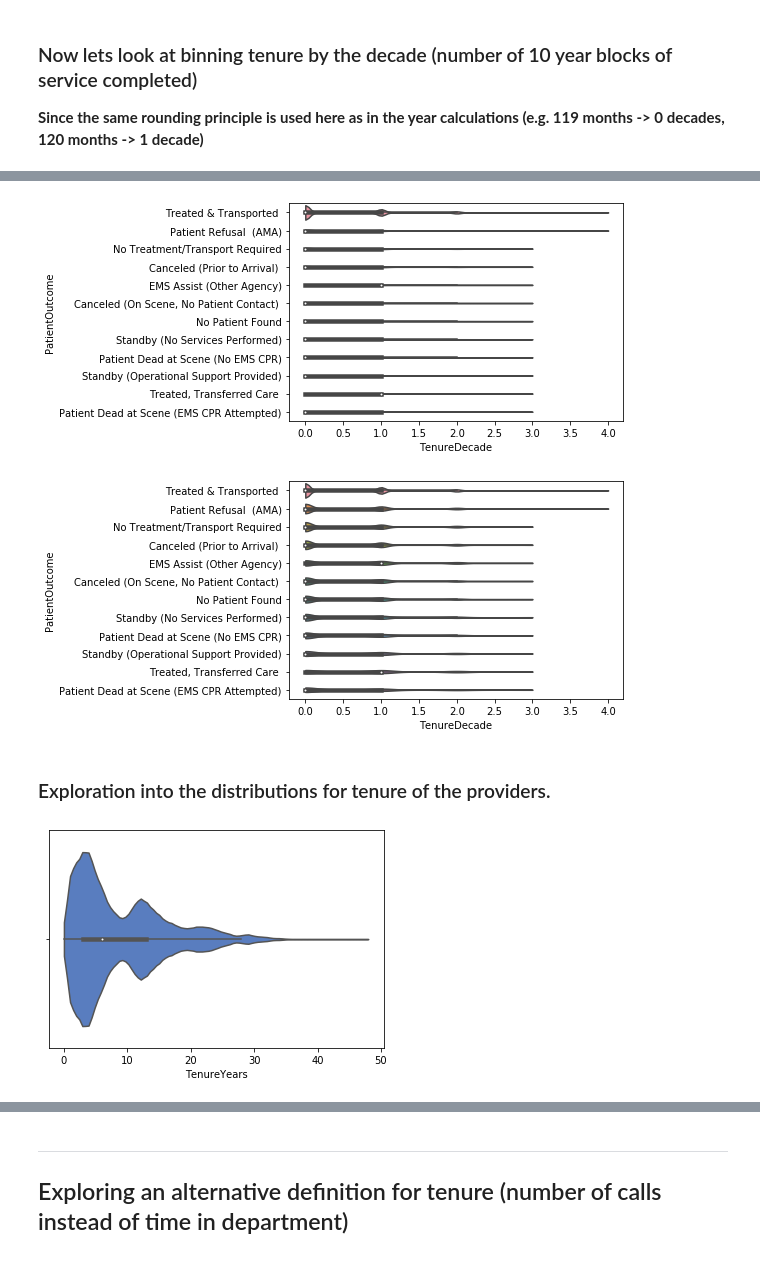
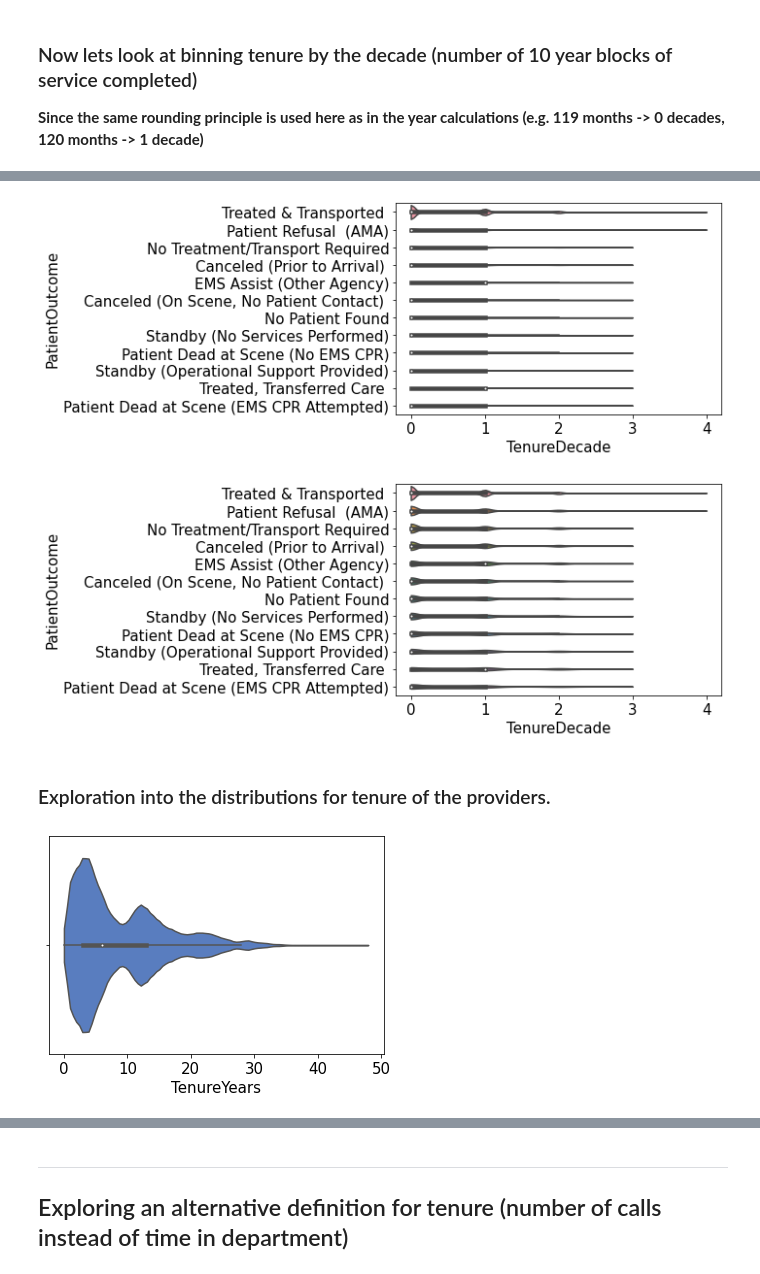
Before and after one commit to data-rescue/ems-analytics, a Jupyter notebook: notebooks/20210305-mrm-daen690-Q3.ipynb, the cells around one changed output, grey strips where cells are left out. Cells and saved outputs as stored; diff of their text form; code cells hidden in the pictures.

```diff
--- a/notebooks/20210305-mrm-daen690-Q3.ipynb
+++ b/notebooks/20210305-mrm-daen690-Q3.ipynb
@@ -456,7 +464,8 @@ Need to figure out which patients don't have a "primary" provider!
 ## Analysis of Distributions (Outcomes by Tenure)
 ### A violin plot to see distribution of outcomes within tenure bins. Start with bin set to 1 month
 # %%
-sns.violinplot("TenureMonths","PatientOutcome",
+plt.rcParams.update({'font.size': FONT_MEDIUM})
+sns.violinplot(x="TenureMonths",y="PatientOutcome",
                data=df_patientsGood,
                scale='count',
               order=OutcomeOrder);
@@ -465,5 +474,6 @@ sns.violinplot("TenureMonths","PatientOutcome",
 # %%
-sns.violinplot("TenureMonths","PatientOutcome",
+plt.rcParams.update({'font.size': FONT_MEDIUM})
+sns.violinplot(x="TenureMonths",y="PatientOutcome",
                data=df_patientsGood,
                scale='area',
               order=OutcomeOrder);
@@ -473,4 +483,4 @@ sns.violinplot("TenureMonths","PatientOutcome",
 ### Now lets bin by years.  Here we simply divide the TenureMonths by 12 and drop the remainder.
 __Calculation of Tenure in Months results in value that represents number of completed years of service.  (e.g. 35 months -> 2 years, 36 months -> 3 years)__
 # %%
-df_patientsGood.loc[:,"TenureYears"]=np.floor(df_patientsGood["TenureMonths"]/12)
+df_patientsGood.loc[:,"TenureYears"]=np.floor(df_patientsGood["TenureMonths"]/12).astype(int)
@@ -509,4 +530,4 @@ sns.violinplot("TenureYears","PatientOutcome",
 ### Now lets look at binning tenure by the decade (number of 10 year blocks of service completed)
 __Since the same rounding principle is used here as in the year calculations (e.g. 119 months -> 0 decades, 120 months -> 1 decade)__
 # %%
-df_patientsGood.loc[:,"TenureDecade"]=np.floor(df_patientsGood["TenureMonths"]/120)
+df_patientsGood.loc[:,"TenureDecade"]=np.floor(df_patientsGood["TenureMonths"]/120).astype(int)
@@ -513,28 +545,29 @@ df_patientsGood.loc[:,"TenureDecade"]=np.floor(df_patientsGood["TenureMonths"]/1
 # %%
-sns.violinplot("TenureDecade","PatientOutcome",
+sns.violinplot(x="TenureDecade",y="PatientOutcome",
                data=df_patientsGood,
                scale='count',
               order=OutcomeOrder,
               cut=0);
 # %% [output]
-[figure, old version]
+[figure, new version]
 # %%
-sns.violinplot("TenureDecade","PatientOutcome",
+sns.violinplot(x="TenureDecade",y="PatientOutcome",
                data=df_patientsGood,
                scale='area',
               order=OutcomeOrder,
               cut=0);
 # %% [output]
-[figure, old version]
+[figure, new version]
 # %% [markdown]
 ### Exploration into the distributions for tenure of the providers.
 # %%
+plt.rcParams.update({'font.size': FONT_MEDIUM})
 sns.violinplot(x="TenureYears",
                data=df_patientsGood,
                palette="muted",
                scale='count', cut=0);
 # %% [output]
-[figure, old version]
+[figure, new version]
 # %%
 sns.boxenplot(data=df_patientsGood,
             y="TenureYears",
```
Also changed, not shown: parts of 71 cells of this notebook.
